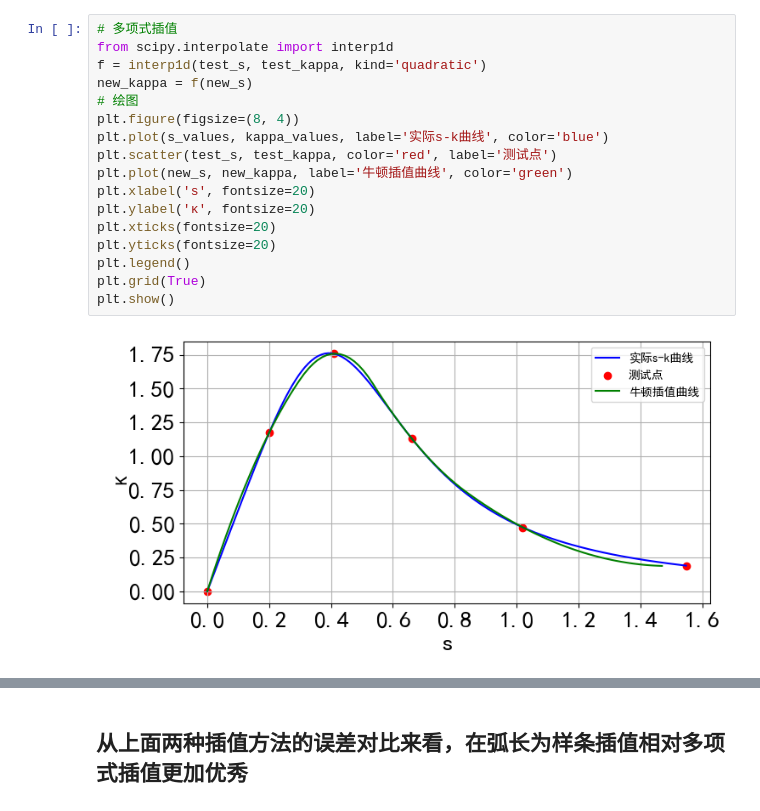
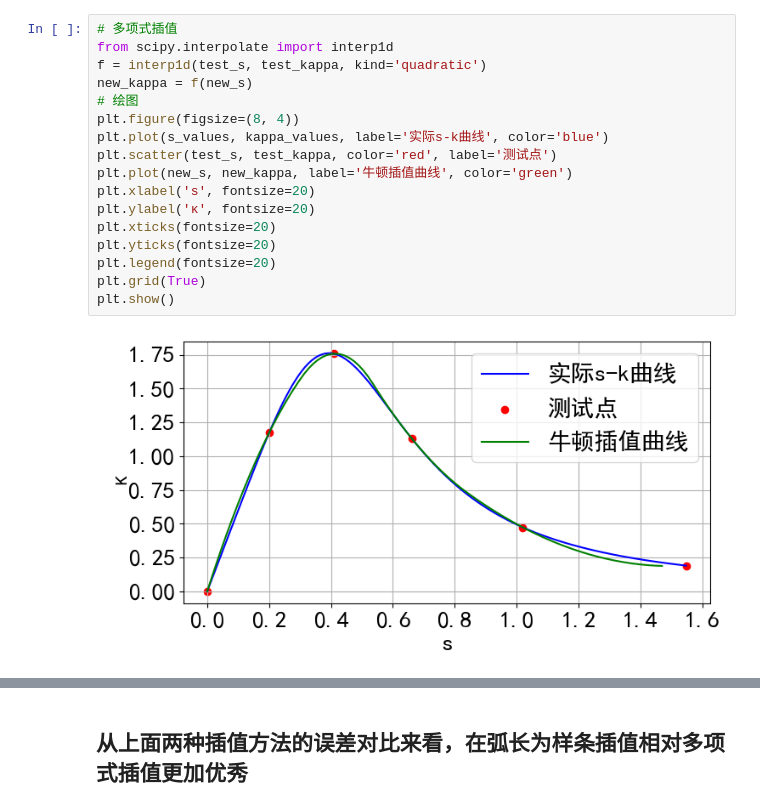
Before and after one commit to JesterHey/2024------, a Jupyter notebook: 插值方法的误差对比.ipynb, the cells around one changed output, grey strips where cells are left out. Cells and saved outputs as stored; diff of their text form.

```diff
--- a/插值方法的误差对比.ipynb
+++ b/插值方法的误差对比.ipynb
@@ -106,22 +106,22 @@ plt.show()
 # %%
 # 多项式插值
 from scipy.interpolate import interp1d
 f = interp1d(test_s, test_kappa, kind='quadratic')
 new_kappa = f(new_s)
 # 绘图
 plt.figure(figsize=(8, 4))
 plt.plot(s_values, kappa_values, label='实际s-k曲线', color='blue')
 plt.scatter(test_s, test_kappa, color='red', label='测试点')
 plt.plot(new_s, new_kappa, label='牛顿插值曲线', color='green')
 plt.xlabel('s', fontsize=20)
 plt.ylabel('κ', fontsize=20)
 plt.xticks(fontsize=20)
 plt.yticks(fontsize=20)
-plt.legend()
+plt.legend(fontsize=20)
 plt.grid(True)
 plt.show()
 # %% [output]
-[figure, old version]
+[figure, new version]
 # %%
 # 计算每个点的误差距离
 err1 = np.abs(kappa_values - cs(s_values))
```
Also changed, not shown: parts of 4 cells of this notebook, 2 other files.
